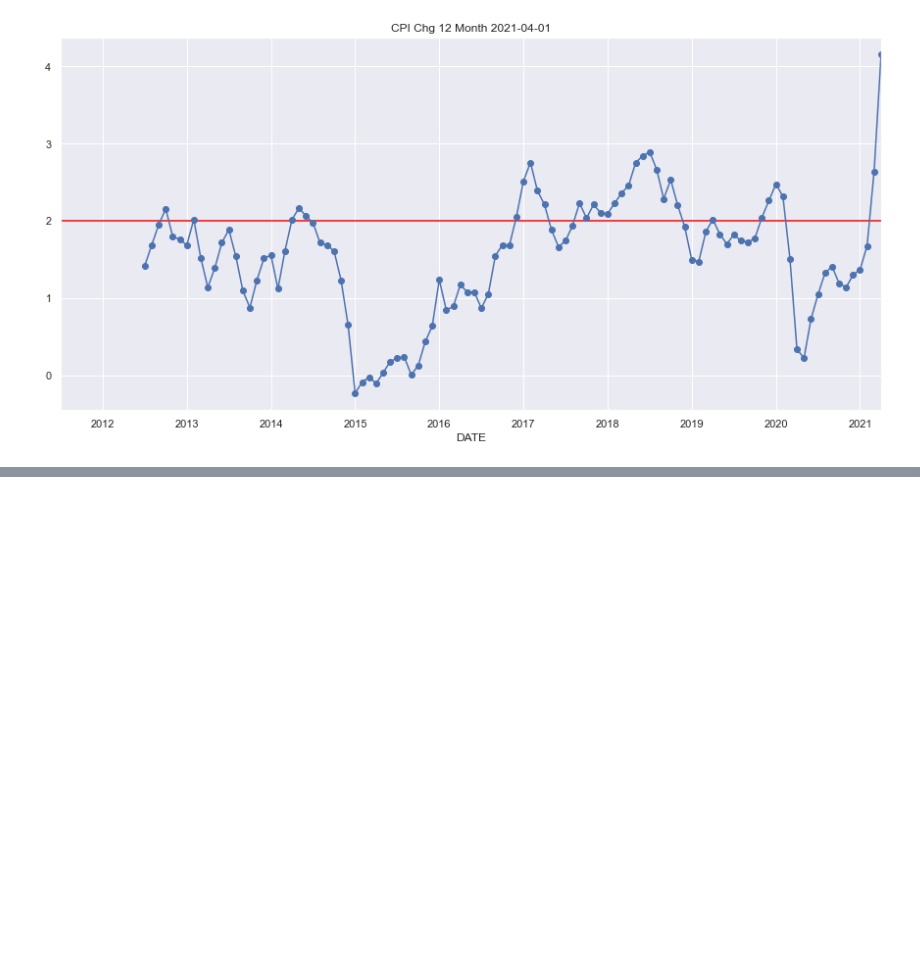
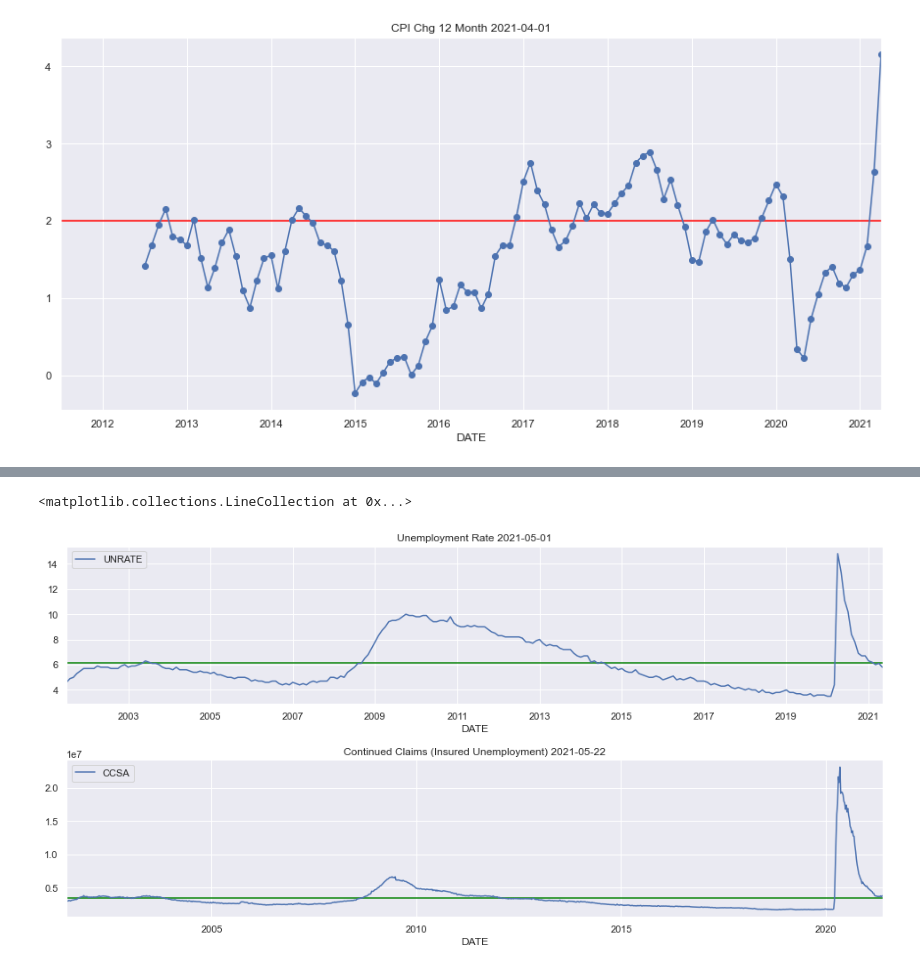
Before and after one commit to YuyuLin1003/stock_analysis, a Jupyter notebook: stock.ipynb, the cells around one changed output, grey strips where cells are left out. Drawn from its saved outputs; the diff is of its cells as text; code cells hidden in the pictures; blank space fills up the shorter version.

Commit message:
add unemployment data

```diff
--- a/stock.ipynb
+++ b/stock.ipynb
@@ -388 +389,14 @@ plt.fill_between(WEI.index, 0, WEI['WEI'], where=WEI['WEI']<0, interpolate=True,
 [figure]
+# %%
+fig,ax=plt.subplots(2,1)
+fig.tight_layout()
+unrat = web.DataReader('UNRATE', 'fred', end-datetime.timedelta(7300), end)
+unrat.plot(figsize=(15, 7), title='Unemployment Rate ' +str(unrat.index[-1])[0:10], ax=ax[0])
+ax[0].hlines(unrat['UNRATE'].mean(),unrat.index[0],unrat.index[-1],colors='green')
+
+ccsa = web.DataReader('CCSA', 'fred', end-datetime.timedelta(7300), end)
+ccsa.plot(figsize=(15, 7), title='Continued Claims (Insured Unemployment) ' +str(ccsa.index[-1])[0:10], ax=ax[1])
+ax[1].hlines(ccsa['CCSA'].mean(),ccsa.index[0],ccsa.index[-1],colors='green')
+# %% [output]
+<matplotlib.collections.LineCollection at 0x...>
+[figure, added]
```
Also changed, not shown: parts of 6 cells of this notebook.
